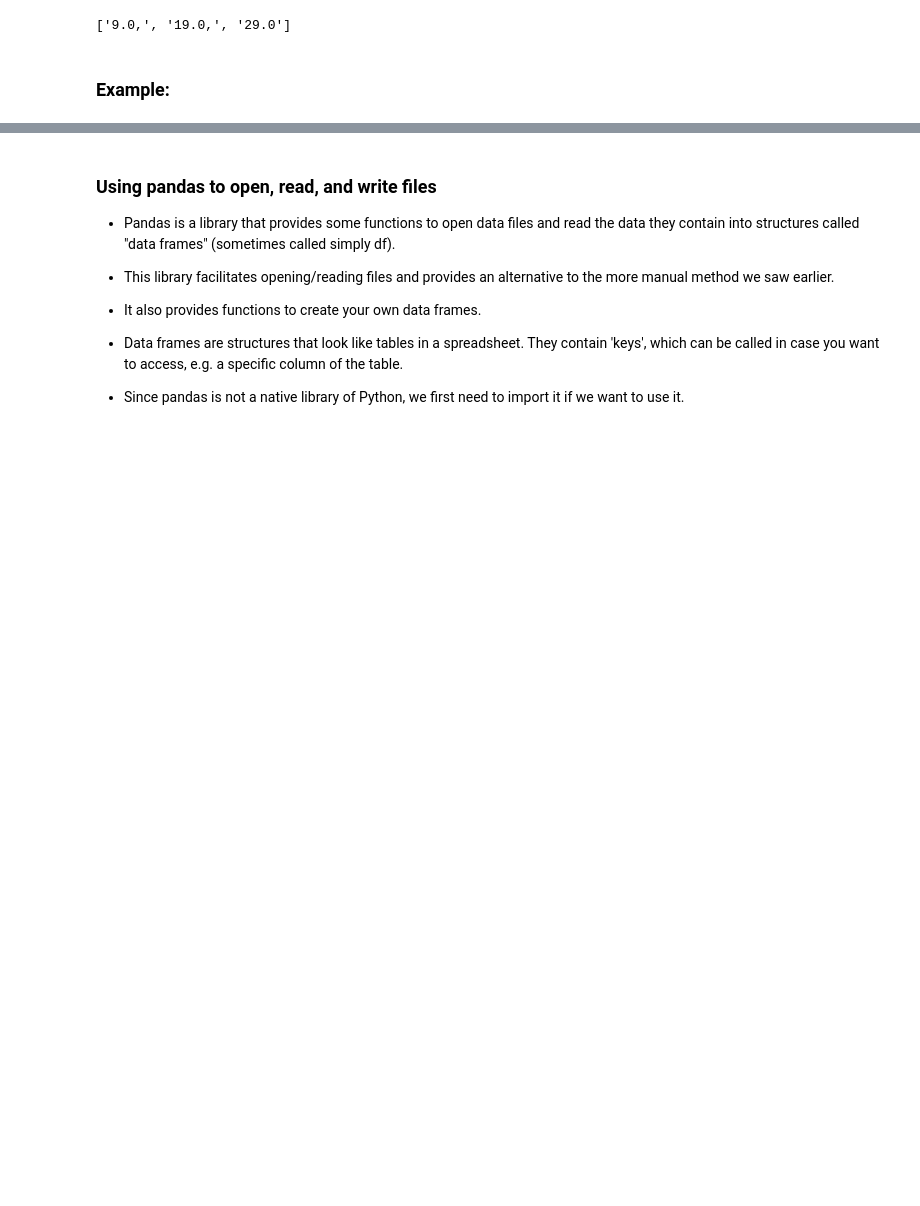
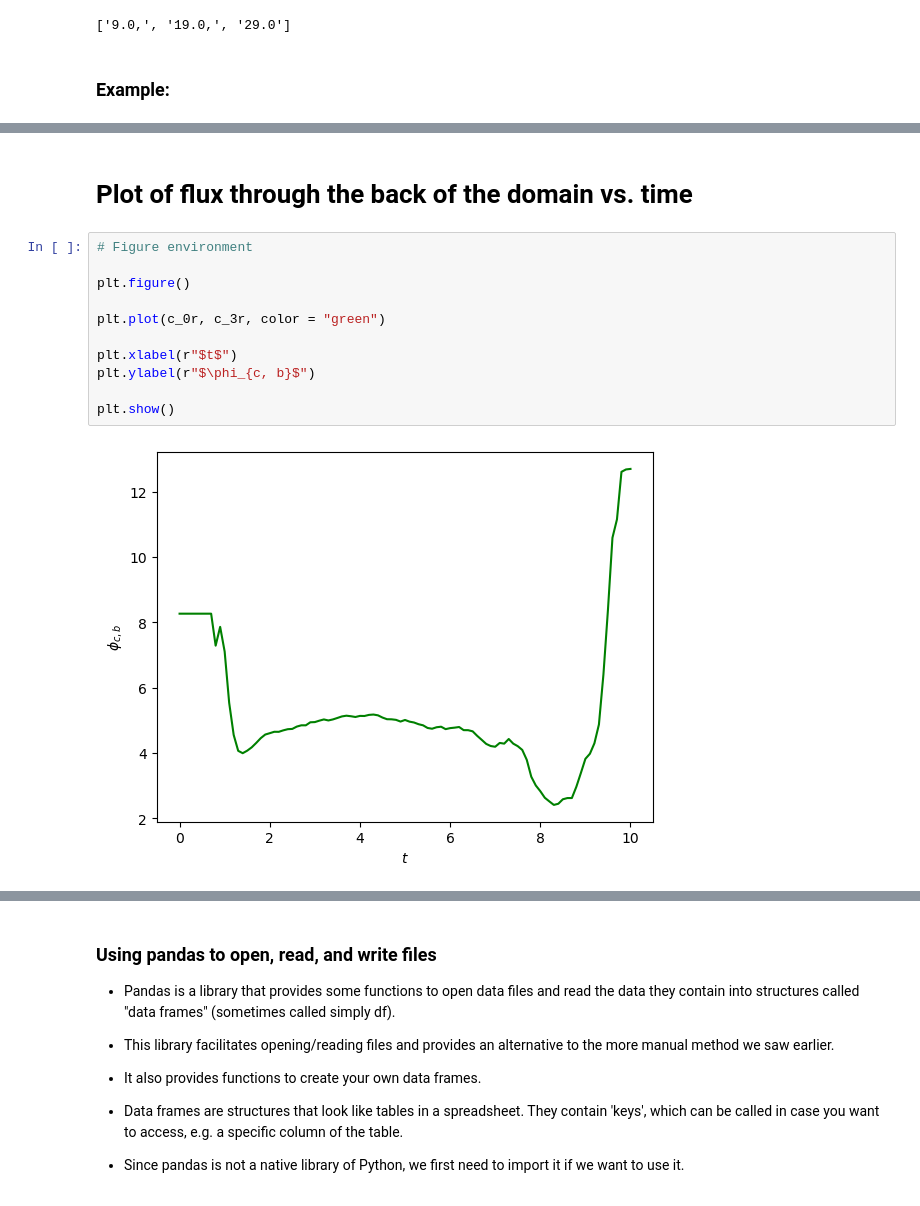
Before and after one commit to wbandabarragan/computational-physics-1, a Jupyter notebook: unit-1/108-Data-Input-Output.ipynb, the cells around one changed output, grey strips where cells are left out. Cells and saved outputs as stored; diff of their text form; blank space fills up the shorter version.

```diff
--- a/unit-1/108-Data-Input-Output.ipynb
+++ b/unit-1/108-Data-Input-Output.ipynb
@@ -457,0 +560,15 @@ plt.show()
+# %% [markdown]
+# Plot of flux through the back of the domain vs. time
+# %%
+# Figure environment
+
+plt.figure()
+
+plt.plot(c_0r, c_3r, color = "green")
+
+plt.xlabel(r"$t$")
+plt.ylabel(r"$\phi_{c, b}$")
+
+plt.show()
+# %% [output]
+[figure, added]
```
Also changed, not shown: parts of 42 cells of this notebook, 19 other files.
